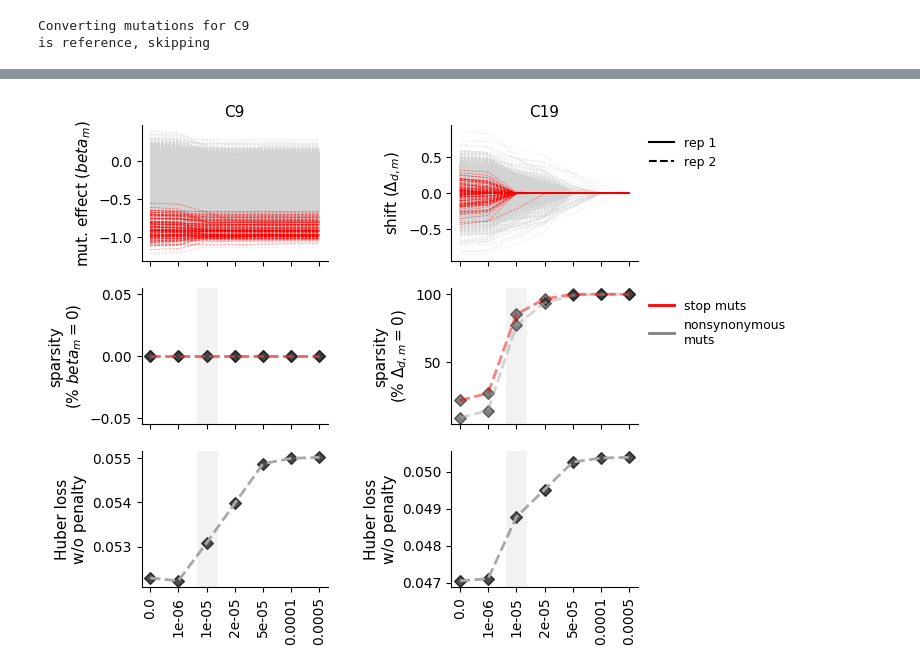
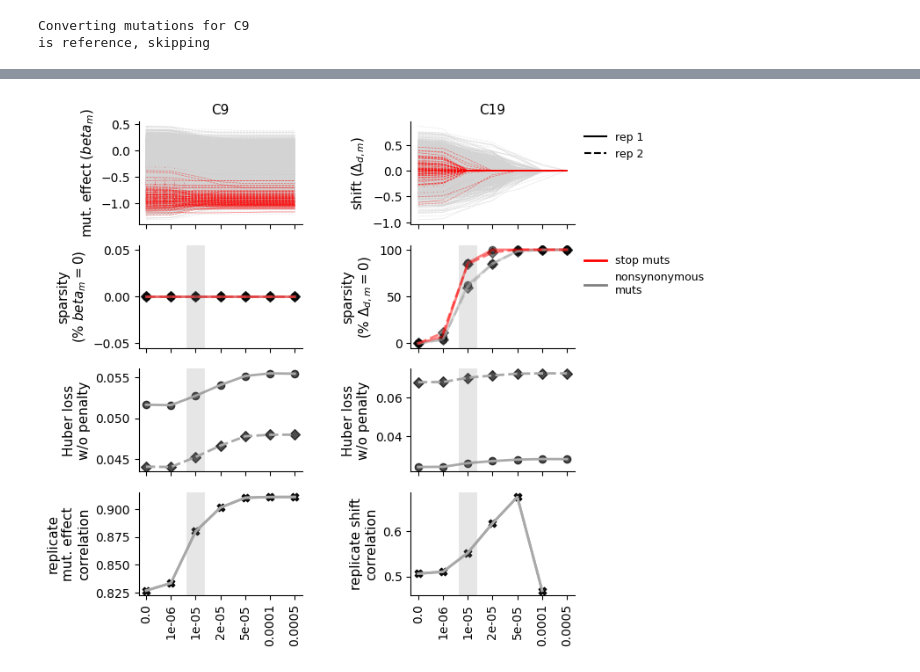
Before and after one commit to matsengrp/CYP-multidms, a Jupyter notebook: notebooks/08-13-23-Analysis.ipynb, the cells around one changed output, grey strips where cells are left out. Drawn from its saved outputs; the diff is of its cells as text; code cells hidden in the pictures.

```diff
--- a/notebooks/08-13-23-Analysis.ipynb
+++ b/notebooks/08-13-23-Analysis.ipynb
@@ -165,0 +169,10 @@ Name: count, dtype: float64
+# %%
+fig, ax = plt.subplots()
+for col, (condition, condition_df) in enumerate(func_score_df.groupby("condition")):
+    vc = condition_df.aa_substitutions.value_counts().reset_index()
+    sns.histplot(vc, x="count", ax=ax, bins=range(0, 500, 10), label=condition)
+    ax.set_ylabel("number of barcodes")
+    ax.set_xlabel("variants")
+    ax.set_xlim([0, 500])
+    ax.legend()
+fig.savefig(f"{OUTDIR}/barcodes.svg")
@@ -494,2 +565,2 @@ mut_df.to_csv(f"{OUTDIR}/sweep_mut_df.csv")
 # %%
-models
+models = pickle.load(open(f"{OUTDIR}/models.pkl", "rb"))
@@ -531,8 +611,8 @@ for i, (model, model_row) in enumerate(models.iterrows()):
         model_row.step_loss,
         c=cmap.colors[color_idx],
         lw=3,
-        linestyle="--",
-        # linestyle="-" if model_row.replicate == 0 else "--",
+        # linestyle="--",
+        linestyle="-" if model_row.replicate == "Rep2" else "--",
         label=f"scale_coeff: {model_row.scale_coeff_lasso_shift}"
     )
 
@@ -637,0 +737,2 @@ tall_mut_df = mut_df
+# %%
+models["replicate"] = models.replicate.replace({"Rep2": 0, "Rep3": 1})
@@ -715,8 +960,8 @@ lasso_sparsity_loss
 # %%
 saveas="shrinkage_analysis_trace_plots_beta"
 fig, ax = plt.subplots(
-    3,3,
-    figsize=[6.4,6],
+    4,3,
+    figsize=[6.4,7],
     sharex=True,
     gridspec_kw={
         'width_ratios': [1,0.35,1]
@@ -768,8 +1013,8 @@ model_line_kwargs = {
     "alpha" : 0.1
 }
 
-for condition, df in tall_mut_df.groupby("condition"):
-    replicate=1
+for (condition, replicate), df in tall_mut_df.groupby(["condition", "replicate"]):
+    # replicate=1
     row = 0
     iter_ax = ax[row, condition_col[condition]]
     sns.despine(ax=iter_ax)
@@ -822,7 +1067,7 @@ for condition, df in tall_mut_df.groupby("condition"):
     for sense in ["nonsynonymous", "stop"]:
         iter_ax.plot(
             lasso_sparsity_loss["lasso"],
-            lasso_sparsity_loss[f"{condition}-{sense}-sparsity"],
+            lasso_sparsity_loss[f"{condition}-{replicate}-{sense}-sparsity"],
             linestyle=replicate_line_style[replicate],
             linewidth=2,
             alpha=0.5,
@@ -831,7 +1076,7 @@ for condition, df in tall_mut_df.groupby("condition"):
 
         iter_ax.scatter(
             lasso_sparsity_loss["lasso"],
-            lasso_sparsity_loss[f"{condition}-{sense}-sparsity"],
+            lasso_sparsity_loss[f"{condition}-{replicate}-{sense}-sparsity"],
             marker=replicate_marker[replicate],
             alpha=0.5,
             color="black"
@@ -846,7 +1091,7 @@ for condition, df in tall_mut_df.groupby("condition"):
 
     iter_ax.plot(
         lasso_sparsity_loss["lasso"],
-        lasso_sparsity_loss[f"{condition}-loss"],
+        lasso_sparsity_loss[f"{condition}-{replicate}-loss"],
         linestyle=replicate_line_style[replicate],
         linewidth=2,
         alpha=1.0,
@@ -855,12 +1100,36 @@ for condition, df in tall_mut_df.groupby("condition"):
 
     iter_ax.scatter(
         lasso_sparsity_loss["lasso"],
-        lasso_sparsity_loss[f"{condition}-loss"],
+        lasso_sparsity_loss[f"{condition}-{replicate}-loss"],
         marker=replicate_marker[replicate],
         alpha=0.7,
         color="black"
     )
     iter_ax.axvline(str(model_choice), **model_line_kwargs)
+
+    # Plot Correlation
+    row = 3
+    iter_ax = ax[row, condition_col[condition]]
+    sns.despine(ax=iter_ax)
+
+    iter_ax.plot(
+        lasso_sparsity_loss["lasso"],
+        lasso_sparsity_loss[f"{condition}-replicate-correlation"],
+        linestyle="-",
+        linewidth=2,
+        alpha=1.0,
+        color="darkgrey"
+    )
+
+    iter_ax.scatter(
+        lasso_sparsity_loss["lasso"],
+        lasso_sparsity_loss[f"{condition}-replicate-correlation"],
+        marker="X",
+        alpha=0.7,
+        color="black"
+    )
+    iter_ax.axvline(str(model_choice), **model_line_kwargs)
+
 
 
 
@@ -871,20 +1140,21 @@ ax[0, 2].set_title("C19", size=11)
 ax[0, 1].set_visible(False)
 ax[1, 1].set_visible(False)
 ax[2, 1].set_visible(False)
+ax[3, 1].set_visible(False)
 
 ax[0, 0].set_ylabel("mut. effect ($beta_{m}$)", size=11)
 ax[1, 0].set_ylabel("sparsity\n(% $beta_{m} = 0$)", size=11)
 # ax[2, 0].set_ylabel("condition\n train data loss \n$L_{Huber_{\sigma=1}}^{d}$ w/o penalty", size=11)
 # ax[2, 0].set_ylabel("condition\n training data loss", size=11)
 ax[2, 0].set_ylabel("Huber loss\nw/o penalty", size=11)
-# ax[3, 0].set_ylabel("$r(beta_{m}^{rep1},beta_{m}^{rep2})$", size=11)
+ax[3, 0].set_ylabel("replicate\nmut. effect\ncorrelation", size=11)
 
 ax[0, 2].set_ylabel("shift $(\Delta_{d,m})$", size=11)
 ax[1, 2].set_ylabel("sparsity\n(% $\Delta_{d,m} = 0$)", size=11)
 # ax[2, 2].set_ylabel("Huber loss\n w/o penalty", size=11)
 ax[2, 2].set_ylabel("Huber loss\nw/o penalty", size=11)
 # ax[2, 0].set_ylabel("condition\n training data loss", size=11)
-
+ax[3, 2].set_ylabel("replicate shift\ncorrelation", size=11)
 
 
 # TODO legends
@@ -939,34 +1209,34 @@ ax[1, 2].legend(handles=elements, bbox_to_anchor = (1, 1), loc='upper left', fra
 #     -0.55, 1.00,
 #     f"C",
 #     ha="right", va="center",
 #     size=15,
 #     weight="bold",
 #     transform=ax[2,0].transAxes
 # )
 
 # ax[0, 2].set_yticks([-2.5, 0, 2.5], [-2.5, 0, 2.5])
 # ax[0, 2].set_ylim([-3.0, 4.5])
 # ax[0, 3].set_yticks([-2.5, 0, 2.5], [-2.5, 0, 2.5])
 # ax[0, 3].set_ylim([-3.0, 4.5])
 # ax[0, 3].yaxis.set_tick_params(labelleft=False)
 
 # ax[1, 2].set_yticks([0, 50, 100], [0, 50, 100])
 # ax[1, 2].set_ylim([-5, 105])
 # ax[1, 3].set_yticks([0, 50, 100], [0, 50, 100])
 # ax[1, 3].set_ylim([-5, 105])
 # ax[1, 3].yaxis.set_tick_params(labelleft=False)
 
 # ax[2, 2].set_yticks([.1, .2, .3], [.1, .2, .3])
 # ax[2, 2].set_ylim([.15, .35])
 # ax[2, 3].set_yticks([.1, .2, .3], [.1, .2, .3])
 # ax[2, 3].set_ylim([.15, .35])
 # ax[2, 3].yaxis.set_tick_params(labelleft=False)
 
-ax[2,0].set_xticks(ax[2,0].get_xticks(), ax[2,0].get_xticklabels(), rotation=90, ha='center')
-ax[2,2].set_xticks(ax[2,2].get_xticks(), ax[2,2].get_xticklabels(), rotation=90, ha='center')
+ax[3,0].set_xticks(ax[3,0].get_xticks(), ax[3,0].get_xticklabels(), rotation=90, ha='center')
+ax[3,2].set_xticks(ax[3,2].get_xticks(), ax[3,2].get_xticklabels(), rotation=90, ha='center')
 
 # plt.tight_layout()
-fig.savefig(f"{OUTDIR}/{saveas}.pdf",bbox_inches='tight')
+fig.savefig(f"{OUTDIR}/{saveas}.svg",bbox_inches='tight')
 plt.show()
 # %% [output]
-[figure, old version]
+[figure, new version]
```
Also changed, not shown: parts of 25 cells of this notebook, 13 other files.
